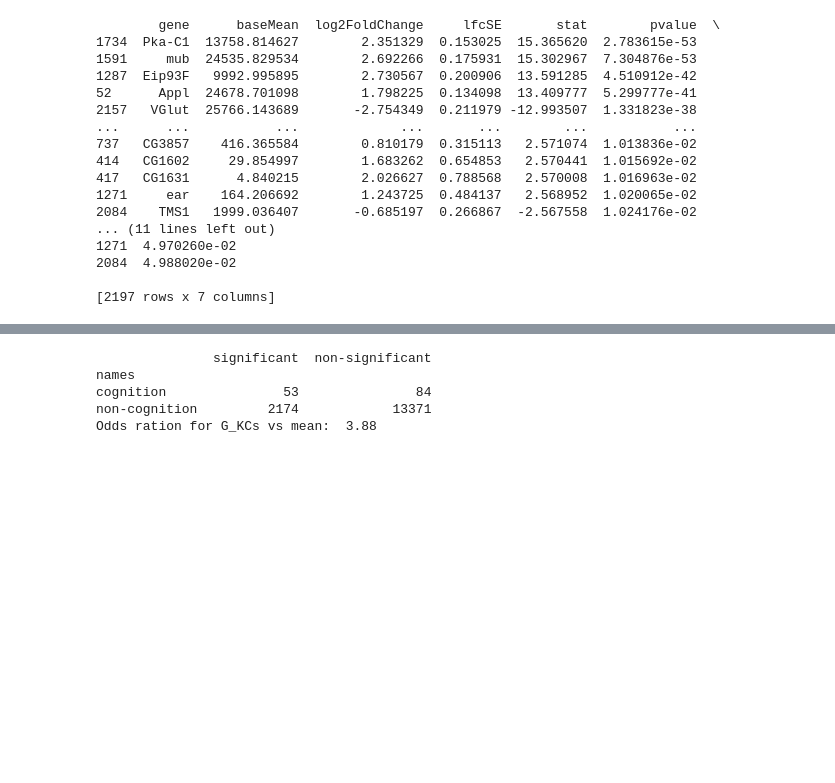
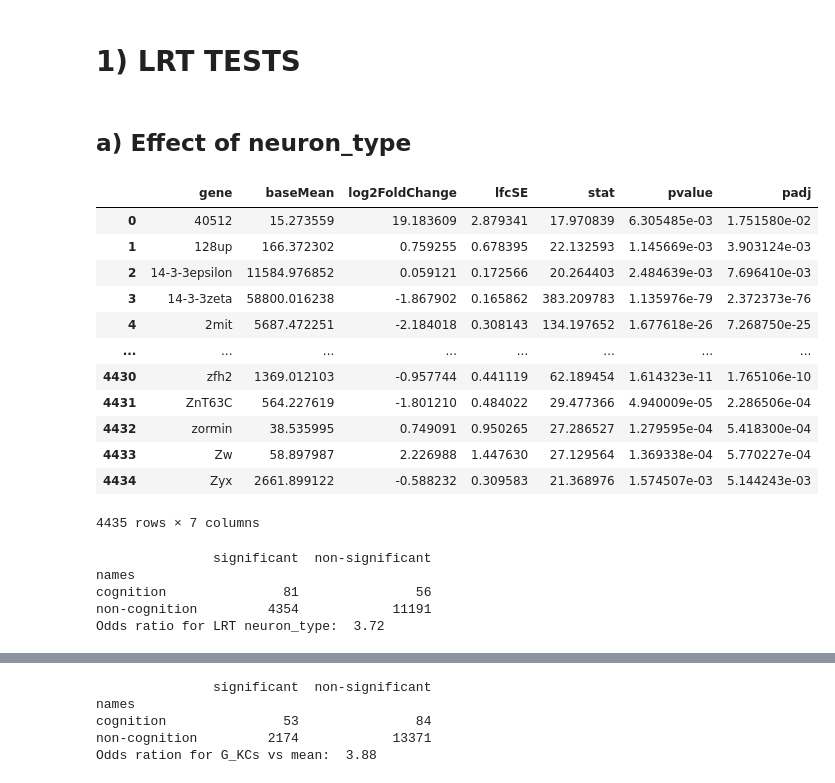
Before and after one commit to marieanselmet/genetic_link_metabolism_neurodegeneration, a Jupyter notebook: single_cell_RNAseq_MB/DGE_analysis_data.ipynb, the cells around one changed output, grey strips where cells are left out. Cells and saved outputs as stored; diff of their text form; code cells hidden in the pictures; blank space fills up the shorter version.

```diff
--- a/single_cell_RNAseq_MB/DGE_analysis_data.ipynb
+++ b/single_cell_RNAseq_MB/DGE_analysis_data.ipynb
@@ -7,7 +7,11 @@ import os.path
 PATH = "./data/"
 PATH_MY_DGE = "./data/DESeq_results/"
 
-LRT = "LRT/res_LRT.xlsx"
+# LRT results
+LRT_NEURON_TYPE = "LRT/neuron_type/DESeq_output.xlsx"
+LRT_TREATMENT = "LRT/treatment/DESeq_output.xlsx"
+LRT_INTERACTION = "LRT/interaction/DESeq_output.xlsx"
+
 
 MEAN_DAL = "mean/DAL/res_mean.xlsx"
 MEAN_V2 = "mean/V2/res_mean.xlsx"
@@ -84,20 +71,0 @@ def prop_top_list(results_table):
-# %%
-prop_top_list(genes_mean_DAL)
-# %% [output]
-        gene      baseMean  log2FoldChange     lfcSE       stat        pvalue  \
-1734  Pka-C1  13758.814627        2.351329  0.153025  15.365620  2.783615e-53
-1591     mub  24535.829534        2.692266  0.175931  15.302967  7.304876e-53
-1287  Eip93F   9992.995895        2.730567  0.200906  13.591285  4.510912e-42
-52      Appl  24678.701098        1.798225  0.134098  13.409777  5.299777e-41
-2157   VGlut  25766.143689       -2.754349  0.211979 -12.993507  1.331823e-38
-...      ...           ...             ...       ...        ...           ...
-737   CG3857    416.365584        0.810179  0.315113   2.571074  1.013836e-02
-414   CG1602     29.854997        1.683262  0.654853   2.570441  1.015692e-02
-417   CG1631      4.840215        2.026627  0.788568   2.570008  1.016963e-02
-1271     ear    164.206692        1.243725  0.484137   2.568952  1.020065e-02
-2084    TMS1   1999.036407       -0.685197  0.266867  -2.567558  1.024176e-02
-... (11 lines left out)
-1271  4.970260e-02
-2084  4.988020e-02
-
-[2197 rows x 7 columns]
@@ -103,0 +79,35 @@ prop_top_list(genes_mean_DAL)
+# %% [markdown]
+# 1) LRT TESTS
+# %% [markdown]
+## a) Effect of neuron_type
+# %%
+# Load DESeq results
+genes_LRT_neuron_type = pd.read_excel(PATH_MY_DGE + LRT_NEURON_TYPE)
+genes_LRT_neuron_type
+# %% [output]
+|  | gene | baseMean | log2FoldChange | lfcSE | stat | pvalue | padj |
+| 0 | 40512 | 15.273559 | 19.183609 | 2.879341 | 17.970839 | 6.305485e-03 | 1.751580e-02 |
+| 1 | 128up | 166.372302 | 0.759255 | 0.678395 | 22.132593 | 1.145669e-03 | 3.903124e-03 |
+| 2 | 14-3-3epsilon | 11584.976852 | 0.059121 | 0.172566 | 20.264403 | 2.484639e-03 | 7.696410e-03 |
+| 3 | 14-3-3zeta | 58800.016238 | -1.867902 | 0.165862 | 383.209783 | 1.135976e-79 | 2.372373e-76 |
+| 4 | 2mit | 5687.472251 | -2.184018 | 0.308143 | 134.197652 | 1.677618e-26 | 7.268750e-25 |
+| ... | ... | ... | ... | ... | ... | ... | ... |
+| 4430 | zfh2 | 1369.012103 | -0.957744 | 0.441119 | 62.189454 | 1.614323e-11 | 1.765106e-10 |
+| 4431 | ZnT63C | 564.227619 | -1.801210 | 0.484022 | 29.477366 | 4.940009e-05 | 2.286506e-04 |
+| 4432 | zormin | 38.535995 | 0.749091 | 0.950265 | 27.286527 | 1.279595e-04 | 5.418300e-04 |
+| 4433 | Zw | 58.897987 | 2.226988 | 1.447630 | 27.129564 | 1.369338e-04 | 5.770227e-04 |
+| 4434 | Zyx | 2661.899122 | -0.588232 | 0.309583 | 21.368976 | 1.574507e-03 | 5.144243e-03 |
+4435 rows × 7 columns
+# %%
+# Build contigency table of genes significant genes vs genes related to cognition
+contingency_table_LRT_neuron_type = compute_contingency_table(genes_LRT_neuron_type)
+print(contingency_table_LRT_neuron_type)
+# Compute odds ratios of significance for the condition "gene related to cognition"
+odds_ratio_LRT_neuron_type = compute_odds_ratio(contingency_table_LRT_neuron_type)
+print("Odds ratio for LRT neuron_type:  %.2f" % odds_ratio_LRT_neuron_type)
+# %% [output]
+               significant  non-significant
+names
+cognition               81               56
+non-cognition         4354            11191
+Odds ratio for LRT neuron_type:  3.72
```
Also changed, not shown: parts of 45 cells of this notebook.
